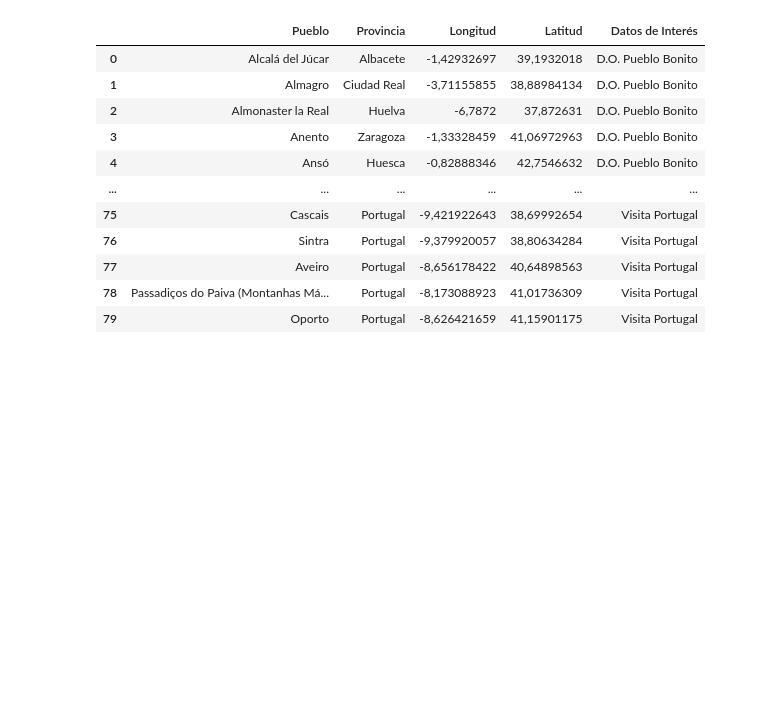
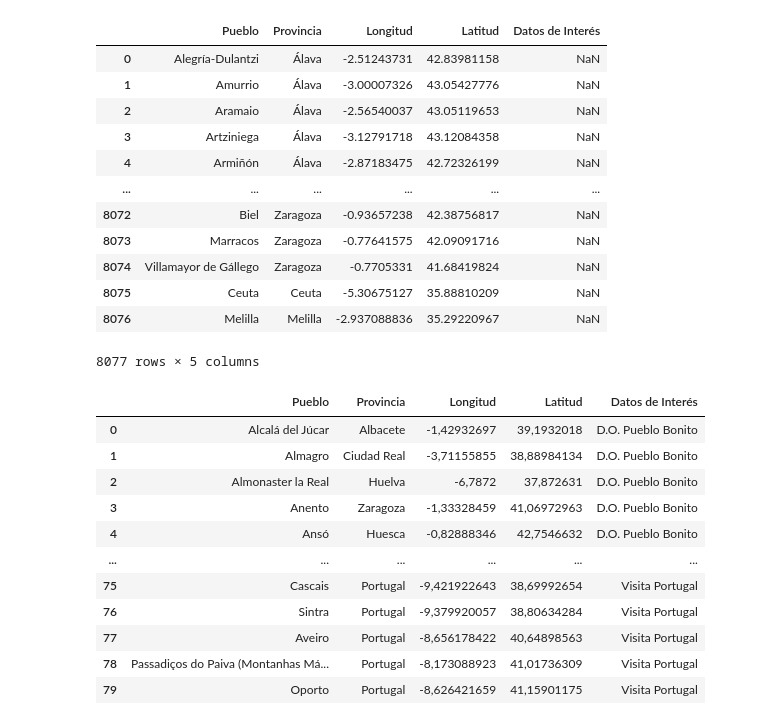
Before and after one commit to Louruiz89/my_final_project, a Jupyter notebook: Datasets_conversion.ipynb, the cells around one changed output. Drawn from its saved outputs; the diff is of its cells as text; code cells hidden in the pictures; blank space fills up the shorter version.

```diff
--- a/Datasets_conversion.ipynb
+++ b/Datasets_conversion.ipynb
@@ -2,0 +20,17 @@ import pandas as pd
+# %%
+origen_punto = origen.replace(',','.', regex=True)
+origen_punto
+# %% [output]
+|  | Pueblo | Provincia | Longitud | Latitud | Datos de Interés |
+| 0 | Alegría-Dulantzi | Álava | -2.51243731 | 42.83981158 | NaN |
+| 1 | Amurrio | Álava | -3.00007326 | 43.05427776 | NaN |
+| 2 | Aramaio | Álava | -2.56540037 | 43.05119653 | NaN |
+| 3 | Artziniega | Álava | -3.12791718 | 43.12084358 | NaN |
+| 4 | Armiñón | Álava | -2.87183475 | 42.72326199 | NaN |
+| ... | ... | ... | ... | ... | ... |
+| 8072 | Biel | Zaragoza | -0.93657238 | 42.38756817 | NaN |
+| 8073 | Marracos | Zaragoza | -0.77641575 | 42.09091716 | NaN |
+| 8074 | Villamayor de Gállego | Zaragoza | -0.7705331 | 41.68419824 | NaN |
+| 8075 | Ceuta | Ceuta | -5.30675127 | 35.88810209 | NaN |
+| 8076 | Melilla | Melilla | -2.937088836 | 35.29220967 | NaN |
+8077 rows × 5 columns
```
Also changed, not shown: parts of 2 cells of this notebook, 14 other files.
